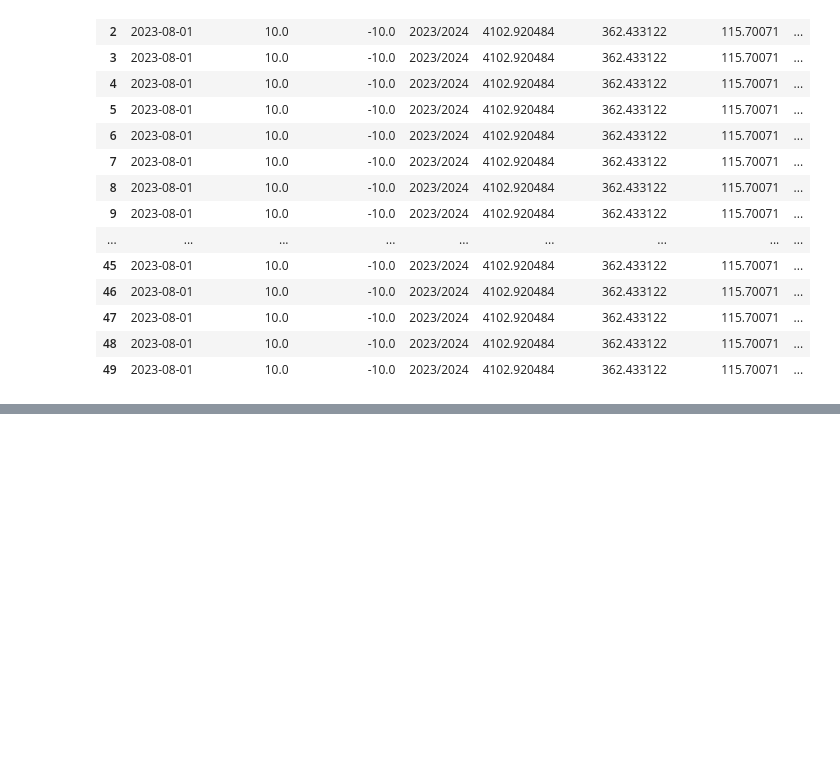
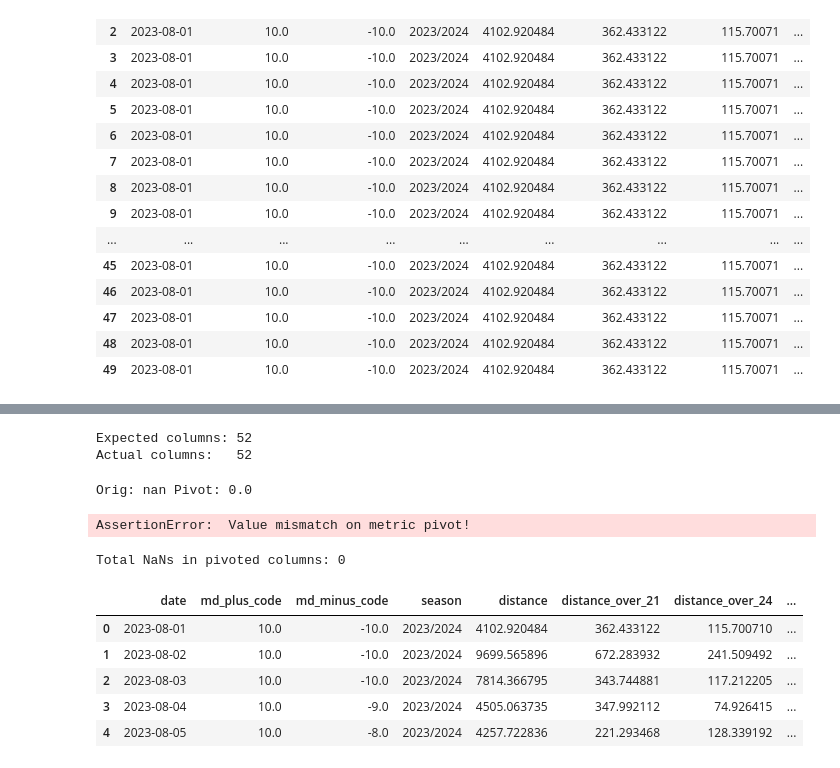
Before and after one commit to thomasrenwickm/Sports-Analytics-Project, a Jupyter notebook: EDA/merged_df.ipynb, the cells around one changed output, grey strips where cells are left out. Drawn from its saved outputs; the diff is of its cells as text; code cells hidden in the pictures; blank space fills up the shorter version.

```diff
--- a/EDA/merged_df.ipynb
+++ b/EDA/merged_df.ipynb
@@ -265,0 +500,70 @@ pre_clean_full_merge.head(50)
+# %%
+n_static = len(static_cols)
+n_metrics = pre_clean_full_merge['metric'].nunique()
+# build combo keys the same way you did for pivot
+combos = (
+    pre_clean_full_merge
+      .assign(combo=lambda df: df['expression']+'__'+df['movement']+'__'+df['quality'])
+      ['combo']
+)
+n_combos = combos.nunique()
+
+expected_cols = 1 + n_static - 1 + n_metrics + n_combos
+# 1 for “date”, static includes date so subtract 1
+print("Expected columns:", expected_cols)
+print("Actual columns:  ", wide.shape[1])
+assert wide.shape[1] == expected_cols, "Column‐count mismatch!"
+# %% [output]
+Expected columns: 52
+Actual columns:   52
+# %%
+date = pd.to_datetime("2023-08-01")
+metric = "sleep_baseline_composite"
+
+# original value
+orig = pre_clean_full_merge.loc[
+    (pre_clean_full_merge['date']==date) &
+    (pre_clean_full_merge['metric']==metric),
+    'recovery_value'
+].iloc[0]
+
+# pivoted value
+pv = wide.loc[wide['date']==date, metric].iloc[0]
+
+print("Orig:", orig, "Pivot:", pv)
+assert orig == pv, "Value mismatch on metric pivot!"
+# %% [output]
+Orig: nan Pivot: 0.0
+AssertionError:  Value mismatch on metric pivot!
+# %%
+# identify the new columns
+new_cols = [c for c in wide.columns if c not in static_cols + ['date']]
+n_nans = wide[new_cols].isna().sum().sum()
+print("Total NaNs in pivoted columns:", n_nans)
+assert n_nans == 0, "There are still missing values!"
+# %% [output]
+Total NaNs in pivoted columns: 0
+# %%
+for col in hr_cols:
+    # first turn the string into a real timedelta
+    wide[col] = pd.to_timedelta(wide[col])
+
+    # now if you want to display only HH:MM:SS, do:
+    wide[col] = wide[col].apply(lambda td: str(td).split()[-1])
+# %%
+# Convert to real Timedelta (if not already)
+wide['day_duration'] = pd.to_timedelta(wide['day_duration'])
+
+# Format as "HH:MM:SS"
+wide['day_duration'] = wide['day_duration'].apply(
+    lambda td: str(td).split()[-1].split('.')[0]
+)
+# %%
+wide.head()
+# %% [output]
+|  | date | md_plus_code | md_minus_code | season | distance | distance_over_21 | distance_over_24 | ... |
+| 0 | 2023-08-01 | 10.0 | -10.0 | 2023/2024 | 4102.920484 | 362.433122 | 115.700710 | ... |
+| 1 | 2023-08-02 | 10.0 | -10.0 | 2023/2024 | 9699.565896 | 672.283932 | 241.509492 | ... |
+| 2 | 2023-08-03 | 10.0 | -10.0 | 2023/2024 | 7814.366795 | 343.744881 | 117.212205 | ... |
+| 3 | 2023-08-04 | 10.0 | -9.0 | 2023/2024 | 4505.063735 | 347.992112 | 74.926415 | ... |
+| 4 | 2023-08-05 | 10.0 | -8.0 | 2023/2024 | 4257.722836 | 221.293468 | 128.339192 | ... |
```
Also changed, not shown: parts of 22 cells of this notebook.
